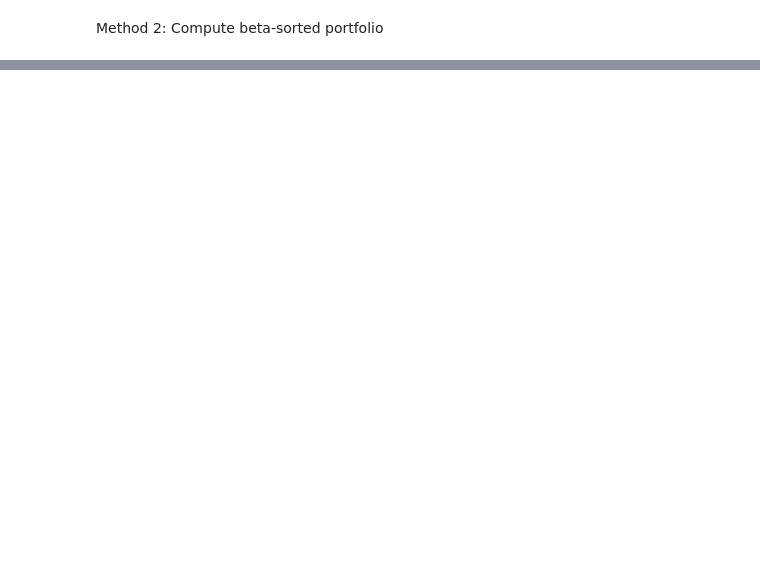
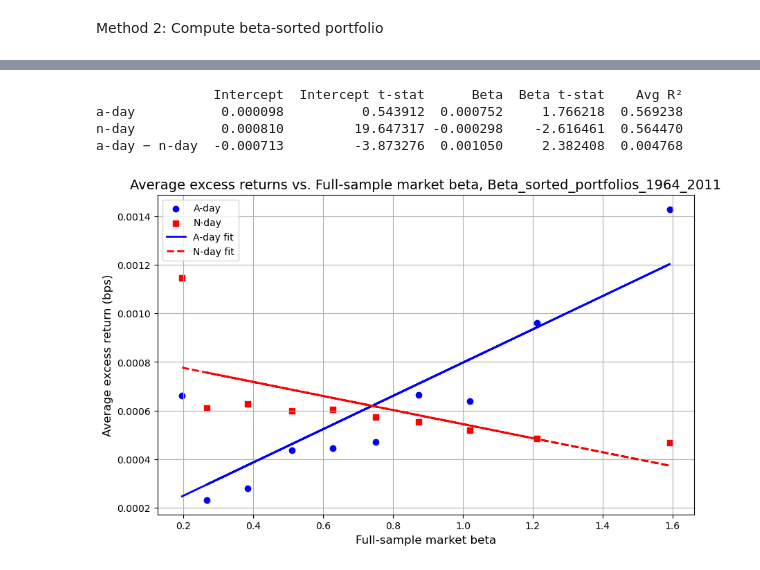
Before and after one commit to carolinebazeli/Memoire_HEC, a Jupyter notebook: memoire.ipynb, the cells around one changed output, grey strips where cells are left out. Saved outputs shown, nothing was run; the diff lists cells and outputs as text; code cells hidden in the pictures; blank space fills up the shorter version.

```diff
--- a/memoire.ipynb
+++ b/memoire.ipynb
@@ -583,0 +899,42 @@ NameError: name 'build_beta_decile_portfolios' is not defined
+# %%
+#Test beta-sorted portfolio from 1964 to 2011
+
+#Select stock market returns only from 1964 to 2011
+stock_market_daily_returns['Date'] = pd.to_datetime(stock_market_daily_returns['Date'])
+stock_market_daily_returns_1964_2011 = stock_market_daily_returns.loc[
+    (stock_market_daily_returns['Date'] >= pd.to_datetime('1964-01-01')) & (stock_market_daily_returns['Date'] <= pd.to_datetime('2011-12-31'))
+    ].reset_index(drop=True)
+
+#Compute rolling betas for the stock market daily returns
+stock_market_daily_returns_1964_2011_rolling_betas = rolling_betas(stock_market_daily_returns_1964_2011)
+
+#Build beta-sorted portfolios from 1964 to 2011
+Beta_sorted_portfolios_1964_2011 = build_beta_decile_portfolios(stock_market_daily_returns_1964_2011_rolling_betas,stock_market_daily_returns_1964_2011)
+
+#Compute rolling betas for the portfolios
+Beta_sorted_portfolioss_1964_2011_rolling_betas = rolling_betas(Beta_sorted_portfolios_1964_2011)
+
+#Split the portfolios into A and N days
+Beta_sorted_portfolios_1964_2011_A_Day = Beta_sorted_portfolios_1964_2011[
+    Beta_sorted_portfolios_1964_2011.index.isin(stock_market_daily_returns_A_Day['Date'])
+    ]
+Beta_sorted_portfolios_1964_2011_N_Day = Beta_sorted_portfolios_1964_2011[
+    Beta_sorted_portfolios_1964_2011.index.isin(stock_market_daily_returns_N_Day['Date'])
+    ]
+
+#Compute Fama-MacBeth regression for the portfolios
+gammas_A = fama_macbeth_cross_sectional(Beta_sorted_portfolios_1964_2011_A_Day, Beta_sorted_portfolioss_1964_2011_rolling_betas)
+gammas_N = fama_macbeth_cross_sectional(Beta_sorted_portfolios_1964_2011_N_Day, Beta_sorted_portfolioss_1964_2011_rolling_betas)
+
+#Summarize results
+results_Beta_sorted_portfolios = summarize_fama_macbeth_results(gammas_A, gammas_N)
+print(results_Beta_sorted_portfolios)
+
+#Plot the results
+plot_full_sample_beta_vs_excess_return(Beta_sorted_portfolios_1964_2011, Beta_sorted_portfolios_1964_2011_A_Day, Beta_sorted_portfolios_1964_2011_N_Day)
+# %% [output]
+               Intercept  Intercept t-stat      Beta  Beta t-stat    Avg R²
+a-day           0.000098          0.543912  0.000752     1.766218  0.569238
+n-day           0.000810         19.647317 -0.000298    -2.616461  0.564470
+a-day − n-day  -0.000713         -3.873276  0.001050     2.382408  0.004768
+[figure, added]
```
Also changed, not shown: parts of 31 cells of this notebook.
